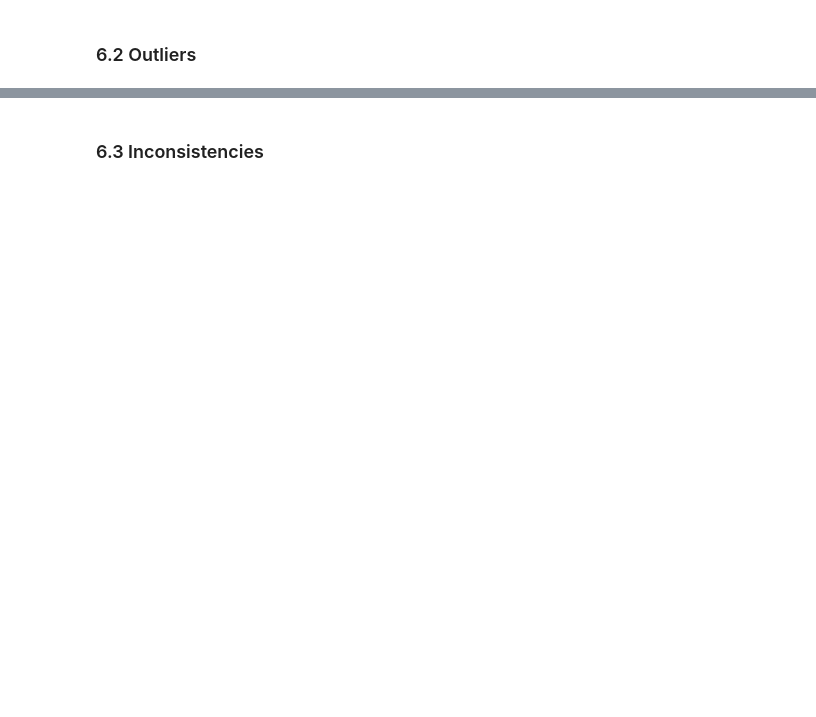
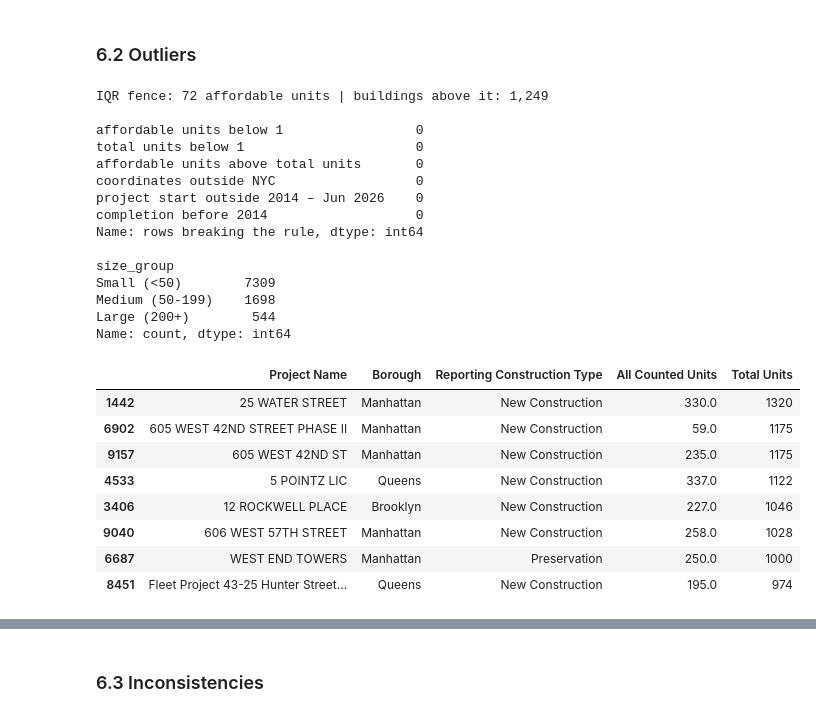
Before and after one commit to mohamednazmy23/nyc-housing-street-safety, a Jupyter notebook: notebooks/nyc_dev_project.ipynb, the cells around one changed output, grey strips where cells are left out. Cells and saved outputs as stored; diff of their text form; code cells hidden in the pictures; blank space fills up the shorter version.

```diff
--- a/notebooks/nyc_dev_project.ipynb
+++ b/notebooks/nyc_dev_project.ipynb
@@ -726,2 +866,56 @@ Name: count, dtype: int64
 # %% [markdown]
 ### 6.2 Outliers
+# %%
+units = housing["All Counted Units"]
+size = housing["Total Units"]
+
+# IQR (as in section 4): the fence flags large buildings, not errors
+q1, q3 = units.quantile([0.25, 0.75])
+fence = q3 + 1.5 * (q3 - q1)
+print(f"IQR fence: {fence:.0f} affordable units | buildings above it: {(units > fence).sum():,}\n")
+
+# Domain rules: values that cannot be true for a building in this dataset
+lat, lon = housing["Latitude"], housing["Longitude"]
+domain_checks = pd.Series({
+    "affordable units below 1": (units < 1).sum(),
+    "total units below 1": (size < 1).sum(),
+    "affordable units above total units": (units > size).sum(),
+    "coordinates outside NYC": (lat.notna() & ~(lat.between(40.4, 41.0) & lon.between(-74.3, -73.6))).sum(),
+    "project start outside 2014 – Jun 2026": (~start_check.between("2014-01-01", "2026-06-30")).sum(),
+    "completion before 2014": (completion_check < "2014-01-01").sum(),
+}, name="rows breaking the rule")
+print(domain_checks, "\n")
+
+# Size groups for Q2 and Q6, by Total Units (the number of new residents matters there)
+housing["size_group"] = pd.cut(size, bins=[0, 49, 199, float("inf")],
+                               labels=["Small (<50)", "Medium (50-199)", "Large (200+)"])
+print(housing["size_group"].value_counts().sort_index(), "\n")
+
+# The largest buildings: do they look like real projects?
+housing.nlargest(8, "Total Units")[["Project Name", "Borough", "Reporting Construction Type",
+                                    "All Counted Units", "Total Units"]]
+# %% [output]
+IQR fence: 72 affordable units | buildings above it: 1,249
+
+affordable units below 1                 0
+total units below 1                      0
+affordable units above total units       0
+coordinates outside NYC                  0
+project start outside 2014 – Jun 2026    0
+completion before 2014                   0
+Name: rows breaking the rule, dtype: int64
+
+size_group
+Small (<50)        7309
+Medium (50-199)    1698
+Large (200+)        544
+Name: count, dtype: int64
+|  | Project Name | Borough | Reporting Construction Type | All Counted Units | Total Units |
+| 1442 | 25 WATER STREET | Manhattan | New Construction | 330.0 | 1320 |
+| 6902 | 605 WEST 42ND STREET PHASE II | Manhattan | New Construction | 59.0 | 1175 |
+| 9157 | 605 WEST 42ND ST | Manhattan | New Construction | 235.0 | 1175 |
+| 4533 | 5 POINTZ LIC | Queens | New Construction | 337.0 | 1122 |
+| 3406 | 12 ROCKWELL PLACE | Brooklyn | New Construction | 227.0 | 1046 |
+| 9040 | 606 WEST 57TH STREET | Manhattan | New Construction | 258.0 | 1028 |
+| 6687 | WEST END TOWERS | Manhattan | Preservation | 250.0 | 1000 |
+| 8451 | Fleet Project 43-25 Hunter Street... | Queens | New Construction | 195.0 | 974 |
```
Also changed, not shown: parts of 30 cells of this notebook, 5 other files.
